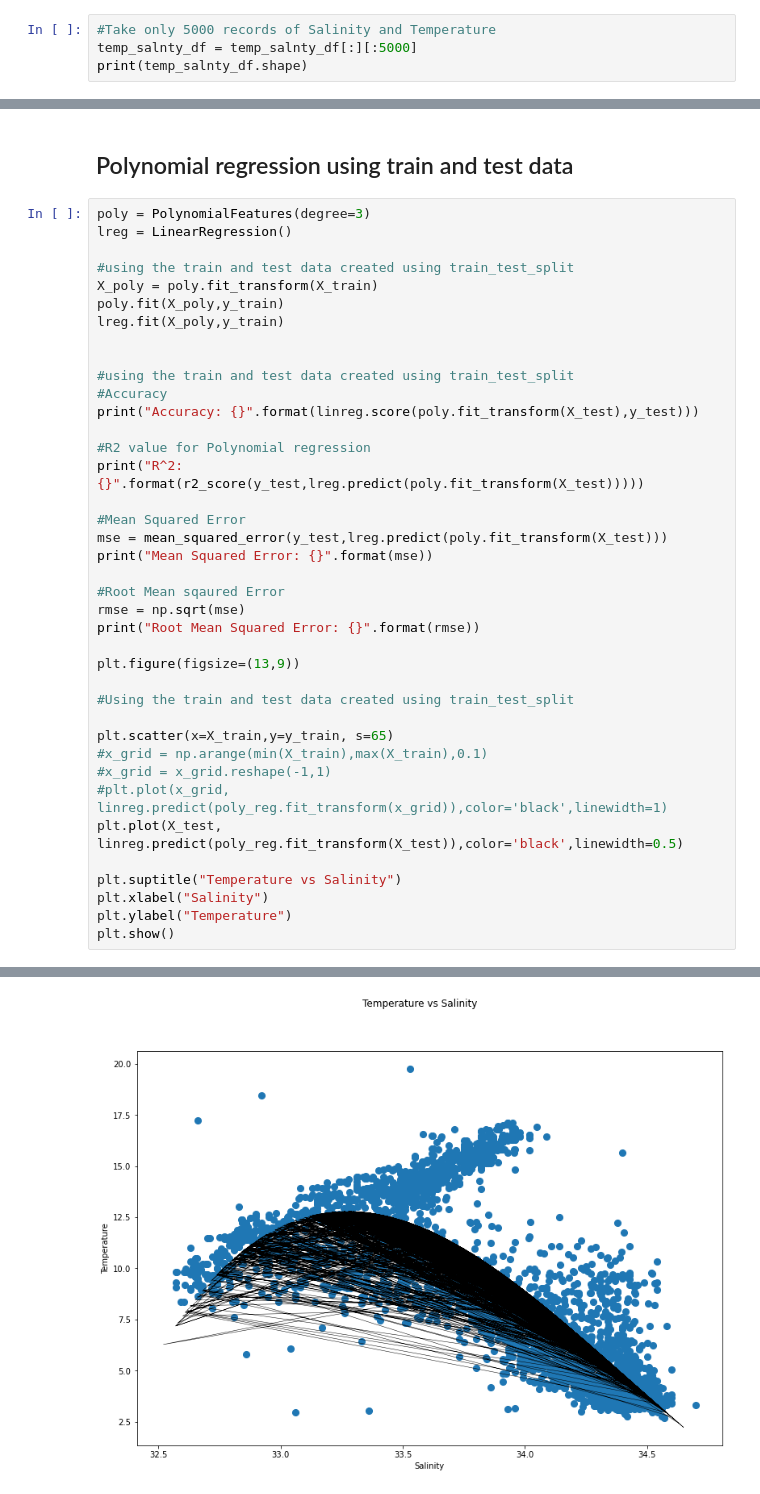
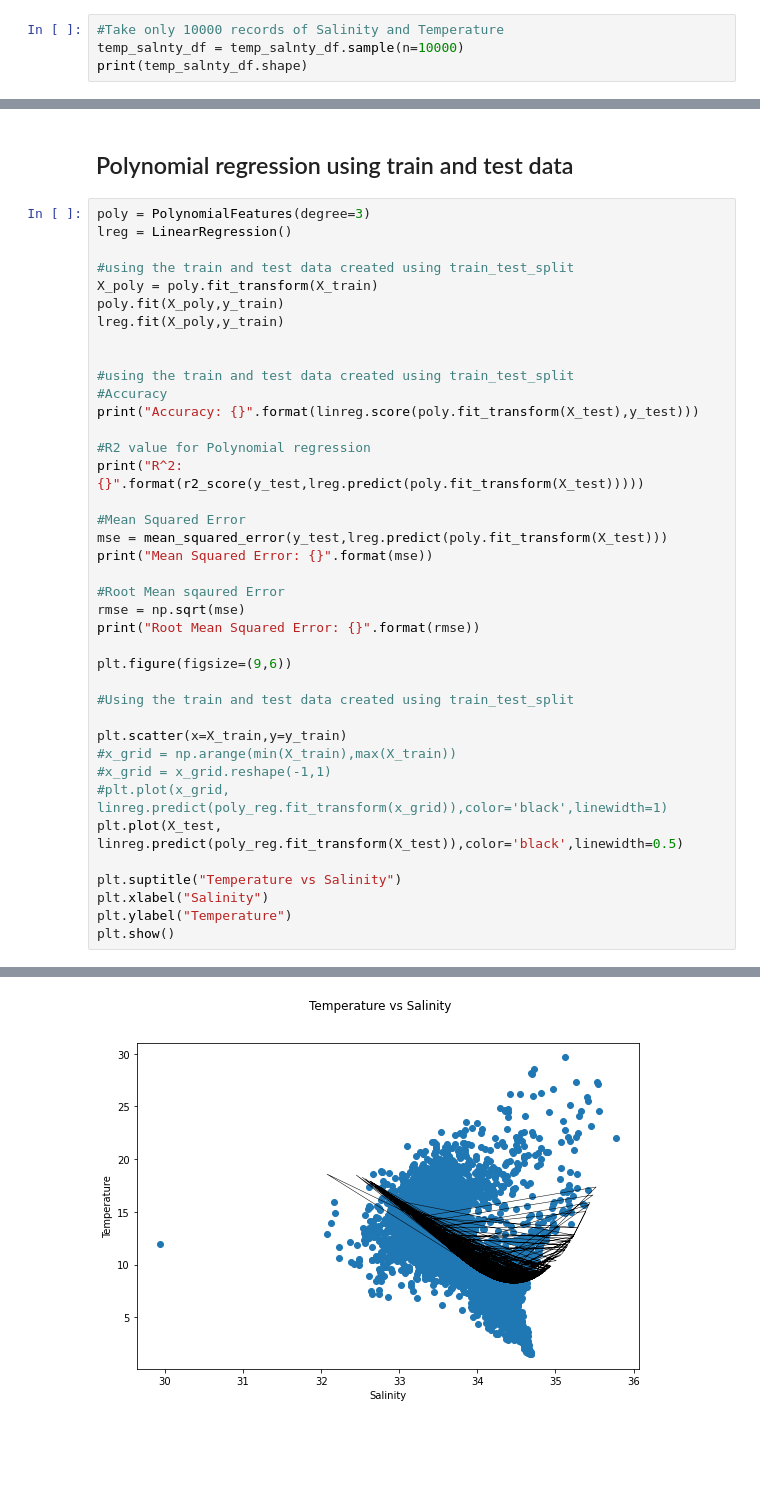
Before and after one commit to rooplaxmidesai/homework, a Jupyter notebook: week_13/week13_homework.ipynb, the cells around one changed output, grey strips where cells are left out. Cells and saved outputs as stored; diff of their text form; blank space fills up the shorter version.

```diff
--- a/week_13/week13_homework.ipynb
+++ b/week_13/week13_homework.ipynb
@@ -270,5 +268,5 @@ dtype: int64
 # %%
-#Take only 5000 records of Salinity and Temperature
-temp_salnty_df = temp_salnty_df[:][:5000]
+#Take only 10000 records of Salinity and Temperature
+temp_salnty_df = temp_salnty_df.sample(n=10000)
 print(temp_salnty_df.shape)
 # %% [output]
@@ -483,12 +469,12 @@ print("Mean Squared Error: {}".format(mse))
 rmse = np.sqrt(mse)
 print("Root Mean Squared Error: {}".format(rmse))
 
-plt.figure(figsize=(13,9))
+plt.figure(figsize=(9,6))
 
 #Using the train and test data created using train_test_split
 
-plt.scatter(x=X_train,y=y_train, s=65)
-#x_grid = np.arange(min(X_train),max(X_train),0.1)
+plt.scatter(x=X_train,y=y_train)
+#x_grid = np.arange(min(X_train),max(X_train))
 #x_grid = x_grid.reshape(-1,1)
 #plt.plot(x_grid, linreg.predict(poly_reg.fit_transform(x_grid)),color='black',linewidth=1)
 plt.plot(X_test, linreg.predict(poly_reg.fit_transform(X_test)),color='black',linewidth=0.5)
@@ -505 +491 @@ Root Mean Squared Error: 2.447768465112448
-[figure, old version]
+[figure, new version]
```
Also changed, not shown: parts of 13 cells of this notebook.
